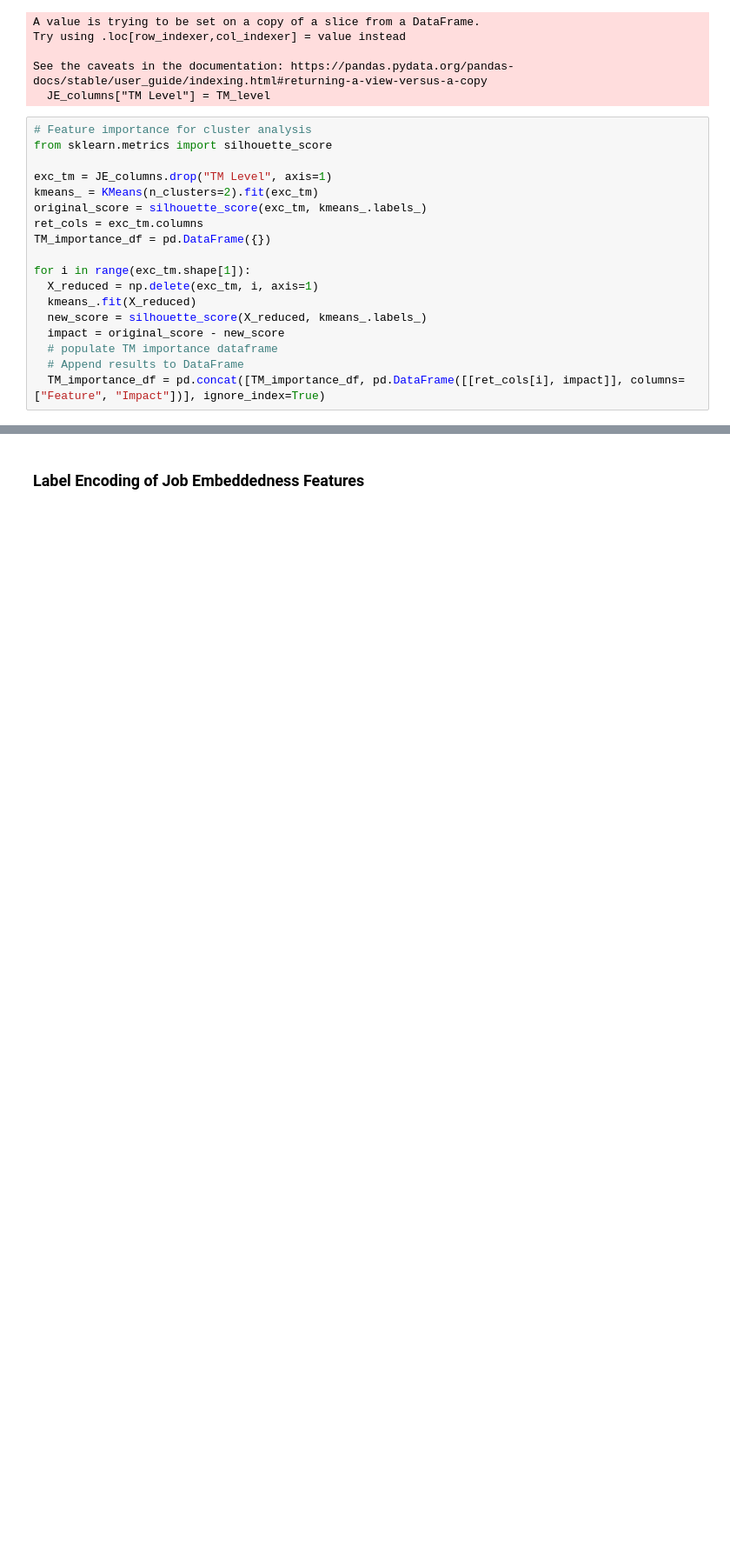
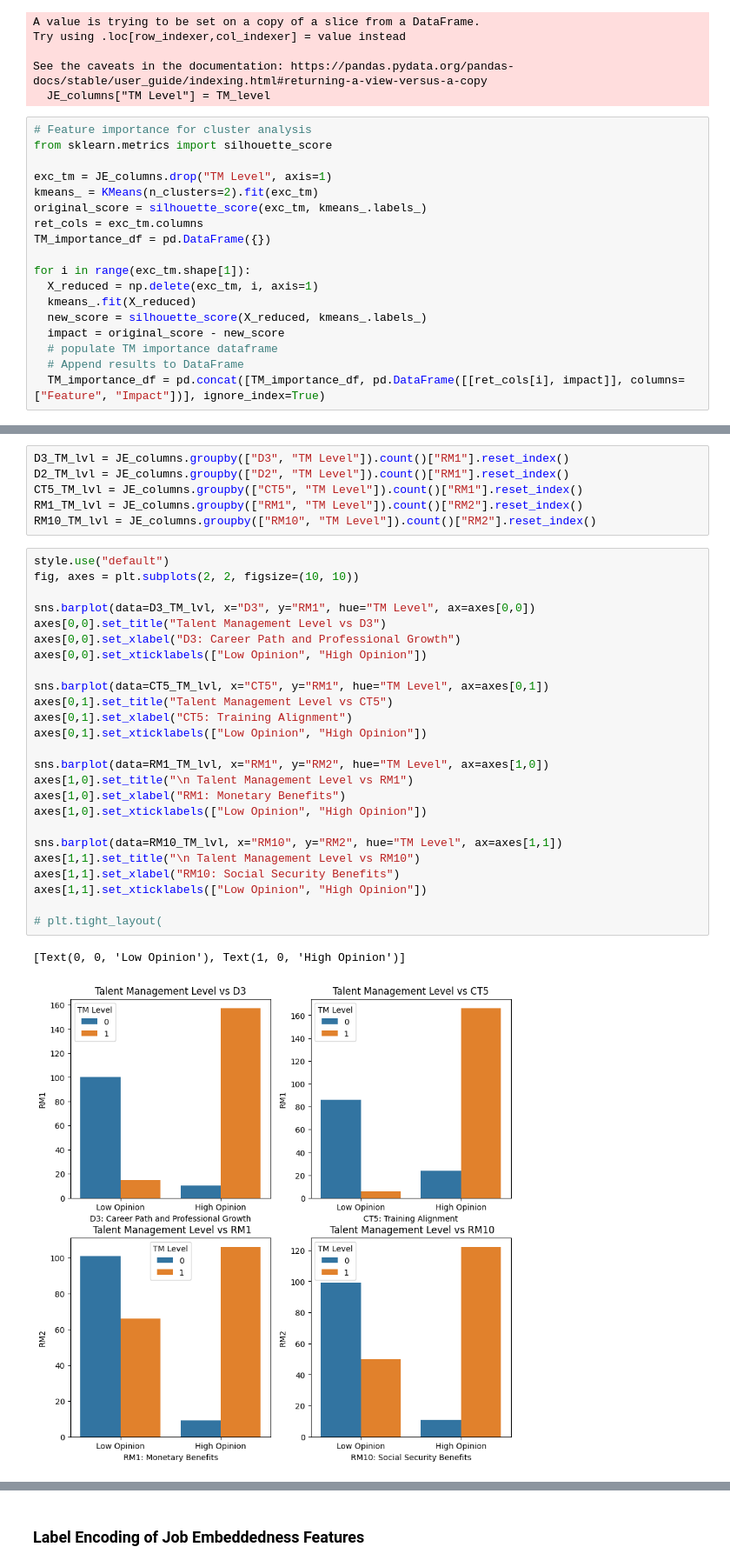
Before and after one commit to pjcroxas/Talent-Retention-in-Railway-Workforce, a Jupyter notebook: Talent_Retention_in_Railway_Workforce.ipynb, the cells around one changed output, grey strips where cells are left out. Shown at 87% size. Saved outputs shown, nothing was run; the diff lists cells and outputs as text; blank space fills up the shorter version.

```diff
--- a/Talent_Retention_in_Railway_Workforce.ipynb
+++ b/Talent_Retention_in_Railway_Workforce.ipynb
@@ -523,0 +534,34 @@ Text(0.5, 1.0, 'Feature importance for the Level of Perceived Talent Management
+# %%
+D3_TM_lvl = JE_columns.groupby(["D3", "TM Level"]).count()["RM1"].reset_index()
+D2_TM_lvl = JE_columns.groupby(["D2", "TM Level"]).count()["RM1"].reset_index()
+CT5_TM_lvl = JE_columns.groupby(["CT5", "TM Level"]).count()["RM1"].reset_index()
+RM1_TM_lvl = JE_columns.groupby(["RM1", "TM Level"]).count()["RM2"].reset_index()
+RM10_TM_lvl = JE_columns.groupby(["RM10", "TM Level"]).count()["RM2"].reset_index()
+# %%
+style.use("default")
+fig, axes = plt.subplots(2, 2, figsize=(10, 10))
+
+sns.barplot(data=D3_TM_lvl, x="D3", y="RM1", hue="TM Level", ax=axes[0,0])
+axes[0,0].set_title("Talent Management Level vs D3")
+axes[0,0].set_xlabel("D3: Career Path and Professional Growth")
+axes[0,0].set_xticklabels(["Low Opinion", "High Opinion"])
+
+sns.barplot(data=CT5_TM_lvl, x="CT5", y="RM1", hue="TM Level", ax=axes[0,1])
+axes[0,1].set_title("Talent Management Level vs CT5")
+axes[0,1].set_xlabel("CT5: Training Alignment")
+axes[0,1].set_xticklabels(["Low Opinion", "High Opinion"])
+
+sns.barplot(data=RM1_TM_lvl, x="RM1", y="RM2", hue="TM Level", ax=axes[1,0])
+axes[1,0].set_title("\n Talent Management Level vs RM1")
+axes[1,0].set_xlabel("RM1: Monetary Benefits")
+axes[1,0].set_xticklabels(["Low Opinion", "High Opinion"])
+
+sns.barplot(data=RM10_TM_lvl, x="RM10", y="RM2", hue="TM Level", ax=axes[1,1])
+axes[1,1].set_title("\n Talent Management Level vs RM10")
+axes[1,1].set_xlabel("RM10: Social Security Benefits")
+axes[1,1].set_xticklabels(["Low Opinion", "High Opinion"])
+
+# plt.tight_layout(
+# %% [output]
+[Text(0, 0, 'Low Opinion'), Text(1, 0, 'High Opinion')]
+[figure, added]
```
Also changed, not shown: parts of 22 cells of this notebook.
